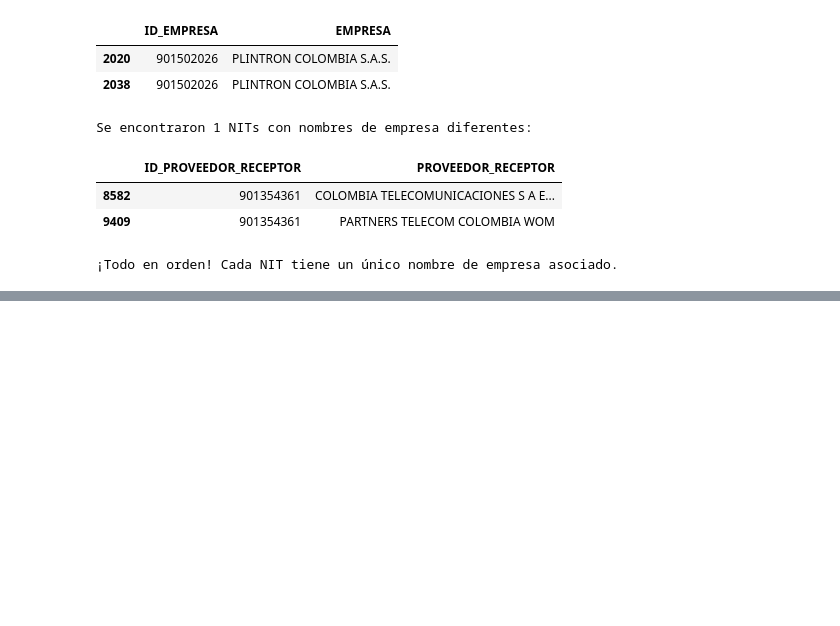
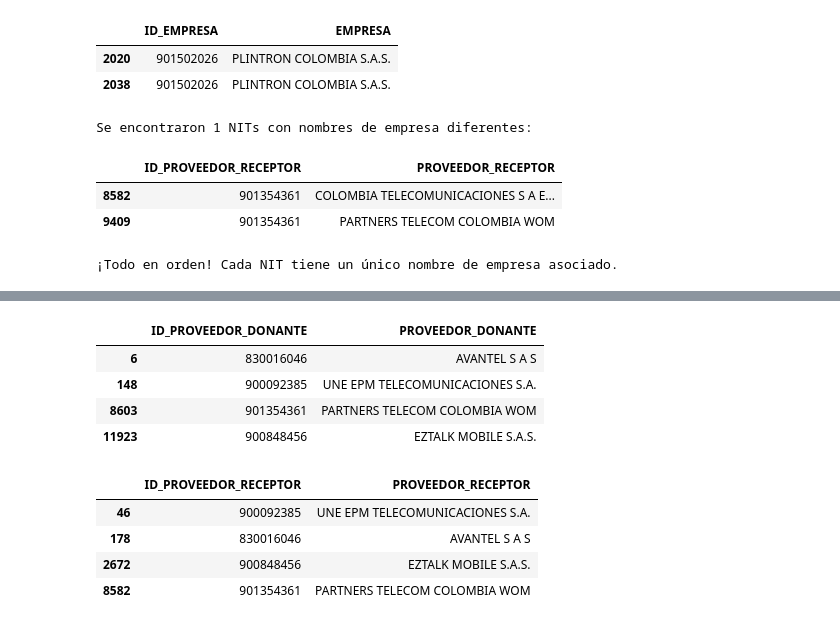
Before and after one commit to maragonv1/TrabajoGrado, a Jupyter notebook: Portaciones_Parte1.ipynb, the cells around one changed output, grey strips where cells are left out. Drawn from its saved outputs; the diff is of its cells as text; code cells hidden in the pictures; blank space fills up the shorter version.

```diff
--- a/Portaciones_Parte1.ipynb
+++ b/Portaciones_Parte1.ipynb
@@ -264,0 +278,28 @@ else:
+# %%
+# Corrección de nombres de empresas en df_rechazos según la equivalencia provista
+correcciones = {
+    830016046: 'AVANTEL S A S',
+    900092385: 'UNE EPM TELECOMUNICACIONES S.A.',
+    900848456: 'EZTALK MOBILE S.A.S.',
+    901354361: 'PARTNERS TELECOM COLOMBIA WOM'
+
+}
+
+for nit, nombre_correcto in correcciones.items():
+    df_rechazos.loc[df_rechazos  ['ID_PROVEEDOR_DONANTE'] == nit, 'PROVEEDOR_DONANTE'] = nombre_correcto
+    df_rechazos.loc[df_rechazos['ID_PROVEEDOR_RECEPTOR'] == nit, 'PROVEEDOR_RECEPTOR'] = nombre_correcto
+
+# Verificación de los cambios
+display(df_rechazos[df_rechazos['ID_PROVEEDOR_DONANTE'].isin(correcciones.keys())][['ID_PROVEEDOR_DONANTE', 'PROVEEDOR_DONANTE']].drop_duplicates())
+display(df_rechazos[df_rechazos['ID_PROVEEDOR_RECEPTOR'].isin(correcciones.keys())][['ID_PROVEEDOR_RECEPTOR', 'PROVEEDOR_RECEPTOR']].drop_duplicates())
+# %% [output]
+|  | ID_PROVEEDOR_DONANTE | PROVEEDOR_DONANTE |
+| 6 | 830016046 | AVANTEL S A S |
+| 148 | 900092385 | UNE EPM TELECOMUNICACIONES S.A. |
+| 8603 | 901354361 | PARTNERS TELECOM COLOMBIA WOM |
+| 11923 | 900848456 | EZTALK MOBILE S.A.S. |
+|  | ID_PROVEEDOR_RECEPTOR | PROVEEDOR_RECEPTOR |
+| 46 | 900092385 | UNE EPM TELECOMUNICACIONES S.A. |
+| 178 | 830016046 | AVANTEL S A S |
+| 2672 | 900848456 | EZTALK MOBILE S.A.S. |
+| 8582 | 901354361 | PARTNERS TELECOM COLOMBIA WOM |
```
Also changed, not shown: parts of 2 cells of this notebook.
